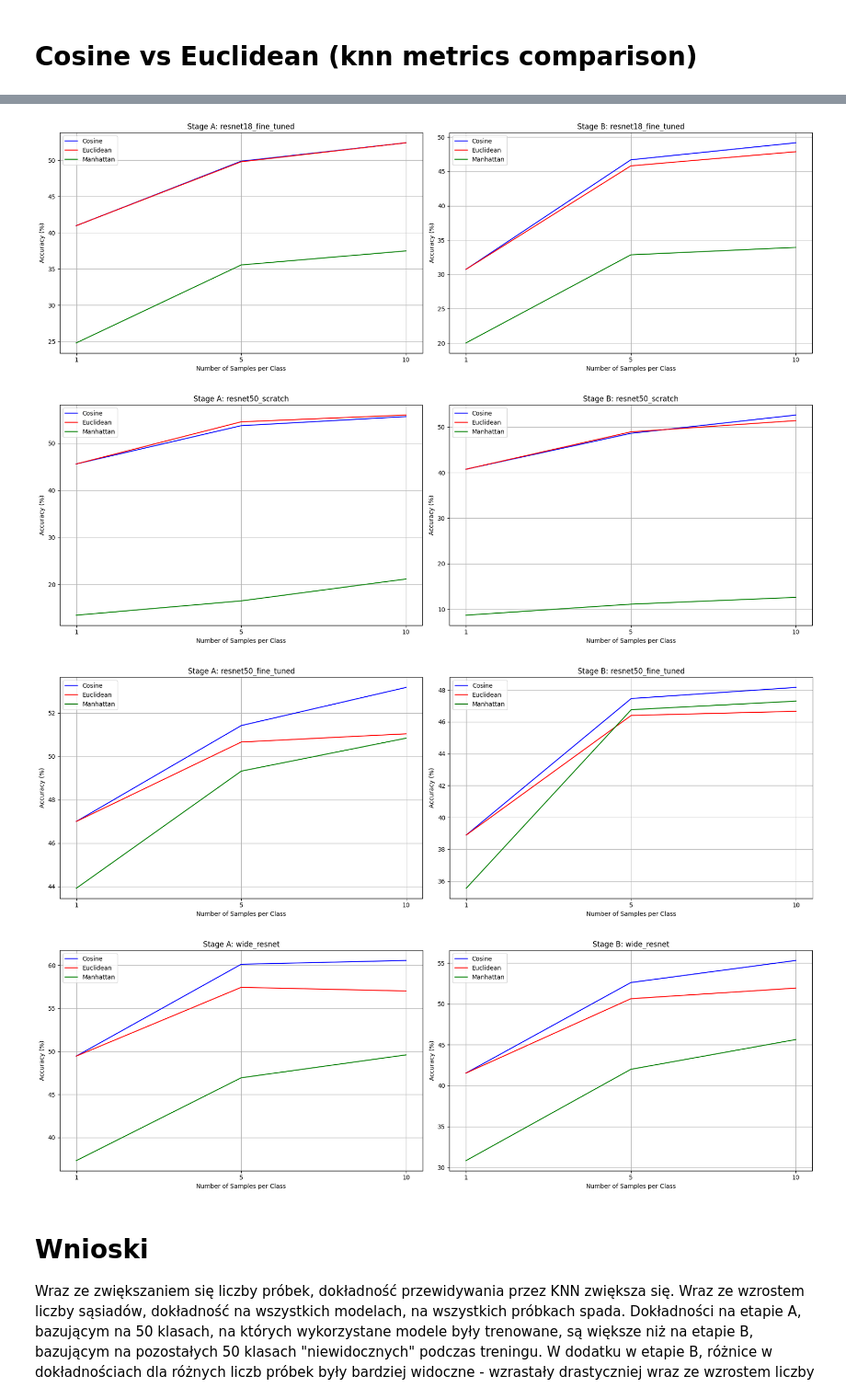
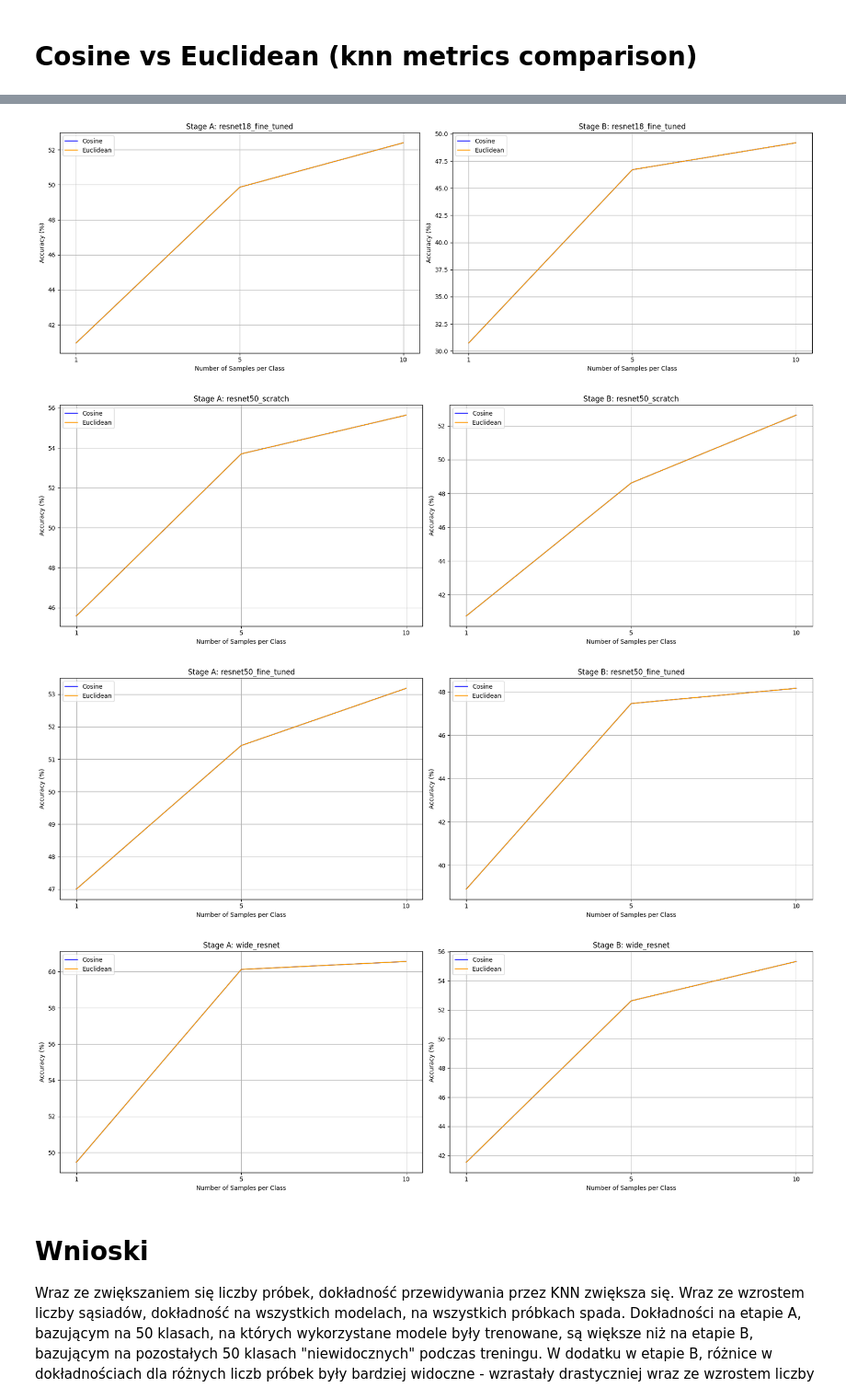
Before and after one commit to matikosowy/cifar100-cnn-trainer, a Jupyter notebook: notebooks/knn_classification.ipynb, the cells around one changed output, grey strips where cells are left out. Shown at 92% size. Drawn from its saved outputs; the diff is of its cells as text; code cells hidden in the pictures.

Commit message:
Added L2 norm to the euclidean metric

```diff
--- a/notebooks/knn_classification.ipynb
+++ b/notebooks/knn_classification.ipynb
@@ -56,6 +56,15 @@ def calculate_accuracy(model, representative, test_loader, class_type, test_feat
     mask_test = np.isin(test_labels, class_type)
     test_features, test_labels_A = test_features[mask_test], test_labels[mask_test]
 
+    # POPRAWKA: Zastosuj normalizację L2 dla metryki euklidesowej, jeśli norm='l2'
+    if metric == 'euclidean':
+        normalizer = Normalizer(norm='l2')
+        train_features = np.vstack(list(representative.values()))
+        train_features = normalizer.fit_transform(train_features)
+        test_features = normalizer.transform(test_features.copy())
+    else:
+        train_features = np.vstack(list(representative.values()))
+
     predictions = classify_knn(test_features, representative, k, metric)
     accuracy = evaluate_accuracy(predictions, test_labels_A)
 
@@ -125,7 +134,9 @@ for model_name in models_names:
         test_features = os.path.join(os.path.join("..", "cache"), f"{model_name}_test_features.npy")
         test_labels = os.path.join(os.path.join("..", "cache"), f"{model_name}_test_labels.npy")
 
-        accuracies_A[idx] = calculate_accuracy(models[model_name], loaded_data, test_loader, classes_A, test_features, test_labels, 1)
+        accuracies_A[idx] = calculate_accuracy(models[model_name], loaded_data, test_loader, classes_A, test_features, test_labels, 1, 'euclidean')
+        print(f"{model_name}: {num_samples} {accuracies_A[idx]}")
+
 
     # stage B:
     for idx, num_samples in enumerate(nums_samples):
@@ -144,7 +155,7 @@ for model_name in models_names:
         test_features = os.path.join(os.path.join("..", "cache"), f"{model_name}_test_features.npy")
         test_labels = os.path.join(os.path.join("..", "cache"), f"{model_name}_test_labels.npy")
 
-        accuracies_B[idx] = calculate_accuracy(models[model_name], loaded_data, test_loader, classes_B, test_features, test_labels, 1)
+        accuracies_B[idx] = calculate_accuracy(models[model_name], loaded_data, test_loader, classes_B, test_features, test_labels, 1, 'euclidean')
 
     plot_stages(pca_results_A, pca_results_B, classes_list_A, classes_list_B, accuracies_A, accuracies_B, model_name, class_dict)
 # %% [output]
@@ -241,7 +201,7 @@ def plot_accuracy_comparison(ax, nums_samples, accuracies_A, accuracies_B, model
     plot_stage(ax[0], x, accuracies_A, 'Stage A', model_name, metrics)
     plot_stage(ax[1], x, accuracies_B, 'Stage B', model_name, metrics)
 # %%
-metrics = ['cosine', 'euclidean', 'manhattan']
+metrics = ['cosine', 'euclidean']
 
 for model_name in models_names:
     accuracies_A = {metric: [] for metric in metrics}
@@ -255,6 +215,7 @@ for model_name in models_names:
         test_labels = os.path.join("..", "cache", f"{model_name}_test_labels.npy")
 
         for metric in metrics:
+            norm = 'l2' if metric == 'euclidean' else ''  # Tylko dla 'euclideanl2'
             acc_A = calculate_accuracy(models[model_name], rep_A, test_loader, classes_A, test_features, test_labels, 1, metric=metric)
             accuracies_A[metric].append(acc_A)
 
@@ -262,6 +223,7 @@ for model_name in models_names:
         rep_B = np.load(rep_path_B, allow_pickle=True).item()
 
         for metric in metrics:
+            norm = 'l2' if metric == 'euclideanl2' else ''  # Tylko dla 'euclideanl2'
             acc_B = calculate_accuracy(models[model_name], rep_B, test_loader, classes_B, test_features, test_labels, 1, metric=metric)
             accuracies_B[metric].append(acc_B)
 
@@ -274,7 +236,7 @@ for model_name in models_names:
-[figure, old version]
+[figure, new version]
-[figure, old version]
+[figure, new version]
-[figure, old version]
+[figure, new version]
-[figure, old version]
+[figure, new version]
 # %% [markdown]
 # Wnioski
 Wraz ze zwiększaniem się liczby próbek, dokładność przewidywania przez KNN zwiększa się. Wraz ze wzrostem liczby sąsiadów, dokładność na wszystkich modelach, na wszystkich próbkach spada. Dokładności na etapie A, bazującym na 50 klasach, na których wykorzystane modele były trenowane, są większe niż na etapie B, bazującym na pozostałych 50 klasach "niewidocznych" podczas treningu. W dodatku w etapie B, różnice w dokładnościach dla różnych liczb próbek były bardziej widoczne - wzrastały drastyczniej wraz ze wzrostem liczby próbek.<br/><br/>
```
Also changed, not shown: parts of 5 cells of this notebook, 1 other file.
